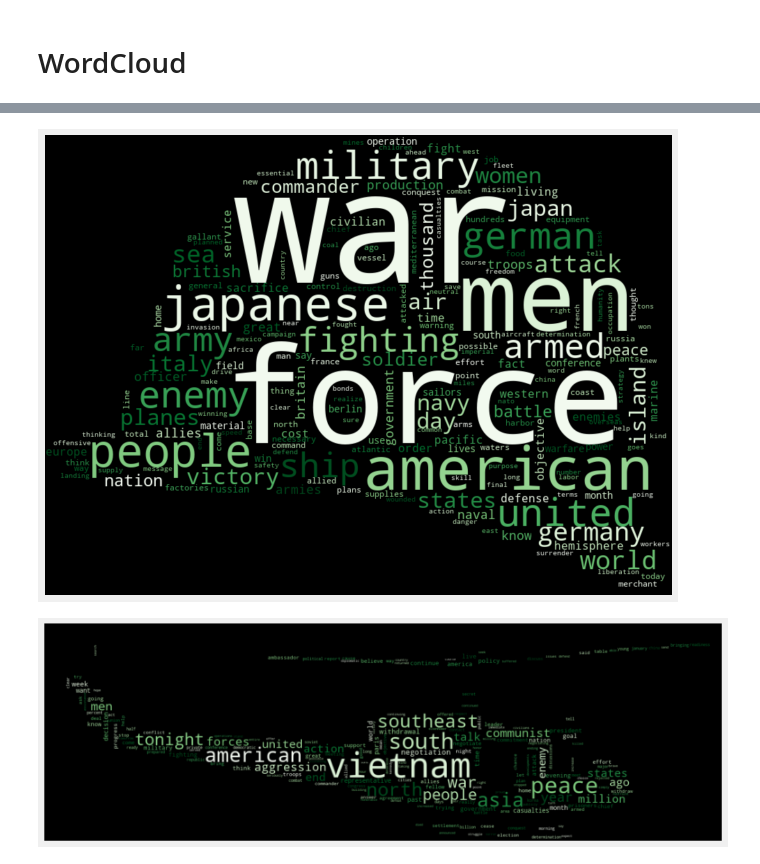
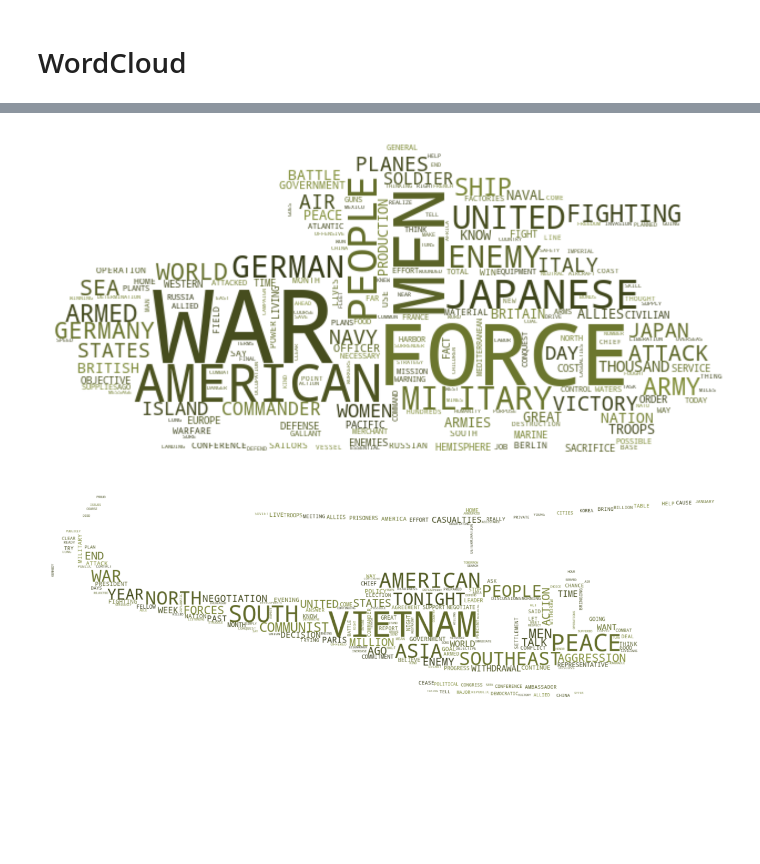
Before and after one commit to kevscon/Project-4, a Jupyter notebook: topic_modeling.ipynb, the cells around one changed output, grey strips where cells are left out. Drawn from its saved outputs; the diff is of its cells as text; code cells hidden in the pictures; blank space fills up the shorter version.

```diff
--- a/topic_modeling.ipynb
+++ b/topic_modeling.ipynb
@@ -62,4 +62,12 @@ num_docs = len(documents)
 ## TFIDF
 # %%
 # create instance of TFIDF vectorizer
-tf_vectorizer = TfidfVectorizer(stop_words='english', max_df=0.95, min_df=0.05, ngram_range=(1, 3))
+# tf_vectorizer = TfidfVectorizer(stop_words='english', max_df=0.95, min_df=0.05, ngram_range=(1, 3))
+# # transform documents into document-term matrix
+# X = tf_vectorizer.fit_transform(documents)
+# # save vectorizer
+# with open('model_output/tfidf.pkl', 'wb') as outfile:
+#     pickle.dump(tf_vectorizer, outfile)
+# # save array
+# with open('model_output/v_array.pkl', 'wb') as outfile:
+#     pickle.dump(X, outfile)
@@ -72,6 +74,9 @@ tf_vectorizer = TfidfVectorizer(stop_words='english', max_df=0.95, min_df=0.05,
 # %%
-# load vectorized data
+# load vectorizer
 with open('model_output/tfidf.pkl', 'rb') as infile:
+    tf_vectorizer = pickle.load(infile)
+# load vectorized array
+with open('model_output/v_array.pkl', 'rb') as infile:
     X = pickle.load(infile)
 # %%
 # create dataframe of document-term matrix
@@ -571,7 +579,9 @@ from PIL import Image, ImageFilter
 # %%
-def wc_creator(vectorizer, model, topic_id, num_words, wc_img, color):
+def wc_creator(vectorizer, model, topic_id, num_words, wc_img, color_fun):
     # array of all vectorized words
     words = vectorizer.get_feature_names()
+    # upper case
+    words = [x.upper() for x in words]
     # array of topic components per word
     comps = model.components_[topic_id]
     # sort (descending) words based on topic
@@ -593,10 +603,10 @@ def wc_creator(vectorizer, model, topic_id, num_words, wc_img, color):
         height=400,
         mask=mask,
         collocations=False,
-#         background_color='whitesmoke',
-        colormap=color
+        background_color='white',
+        color_func=color_fun
     ).generate(topic_string)
     # plot WordCloud image
-    plt.figure(figsize=(20,10))
+    plt.figure(figsize=(20,10), facecolor='white')
     plt.imshow(wc, interpolation='bilinear')
     plt.axis('off');
@@ -610,14 +634,23 @@ wc_creator(tf_vectorizer, nmf, 17, 500, 'img/lincoln.jpg', 'Blues')
+# %%
+def green_color_func(word=None, font_size=None, position=None,  orientation=None, font_path=None, random_state=None):
+    h = 69
+    s = 44
+    l = int(100.0 * float(random_state.randint(40, 100)) / 255.0)
+
+    return "hsl({}, {}%, {}%)".format(h, s, l)
 # %%
 # War - WW2
-wc_creator(tf_vectorizer, nmf, 14, 500, 'img/helmet.jpg', 'Greens')
+# wc_creator(tf_vectorizer, nmf, 14, 500, 'img/helmet.jpg', 'Greens')
+wc_creator(tf_vectorizer, nmf, 14, 500, 'img/m4.png', green_color_func)
 # save plot image
-# plt.savefig('model_output/ww2_cloud.png', bbox_inches='tight');
+# plt.savefig('model_output/ww2_cloud.png', bbox_inches='tight', transparent=True)
 # %% [output]
-[figure, old version]
+[figure, new version]
 # %%
 # War - Vietnam
-wc_creator(tf_vectorizer, nmf, 8, 500, 'img/huey.jpg', 'Greens')
+# wc_creator(tf_vectorizer, nmf, 8, 500, 'img/huey.jpg', 'Greens_r')
+wc_creator(tf_vectorizer, nmf, 8, 500, 'img/huey.jpg', green_color_func)
 # save plot image
-# plt.savefig('model_output/viet_cloud.png', bbox_inches='tight');
+# plt.savefig('model_output/viet_cloud.png', bbox_inches='tight', transparent=True)
 # %% [output]
-[figure, old version]
+[figure, new version]
```
Also changed, not shown: parts of 20 cells of this notebook, 3 other files.
